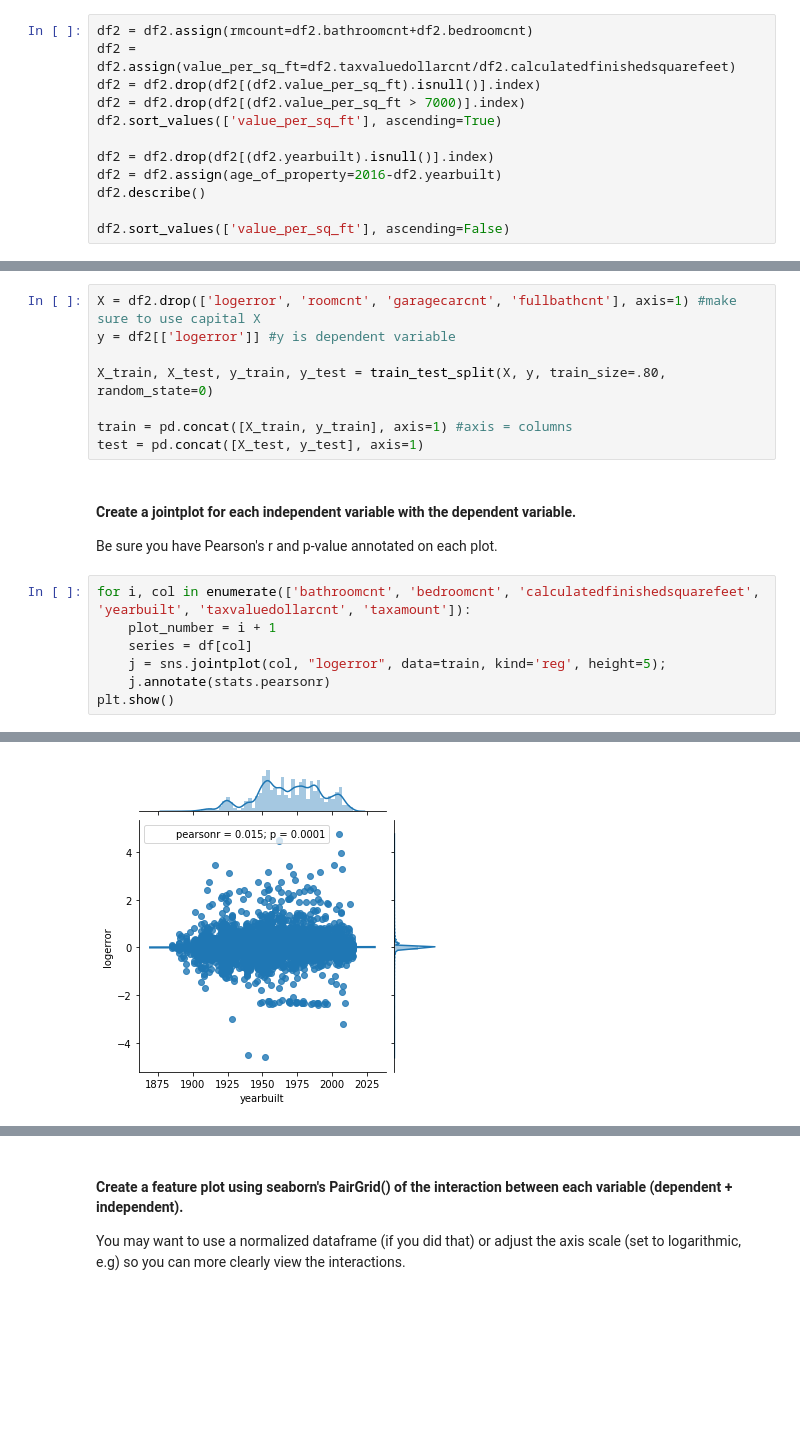
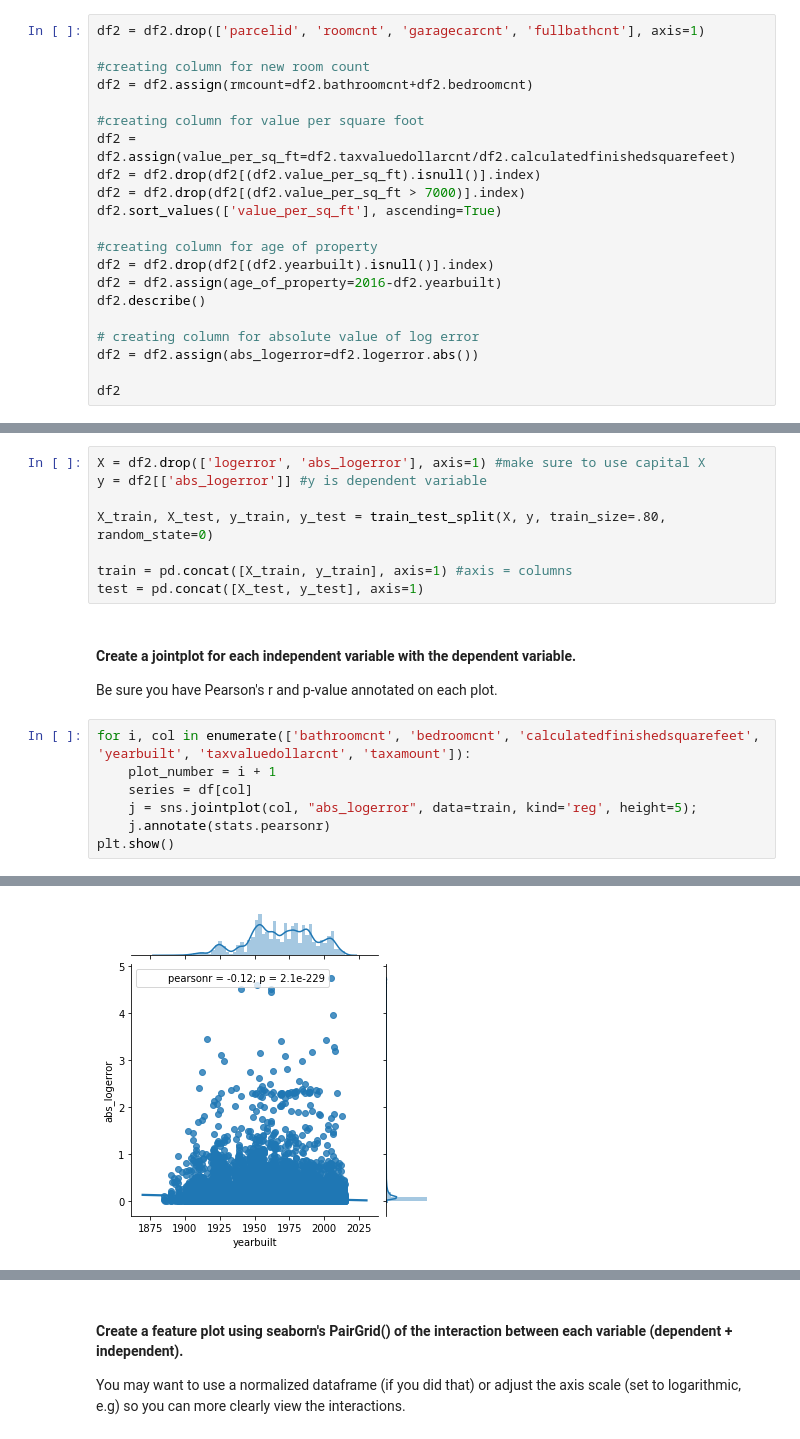
Before and after one commit to ksanmiguel10/codeup-ds-projects, a Jupyter notebook: Regression_Project_KatySalts.ipynb, the cells around one changed output, grey strips where cells are left out. Saved outputs shown, nothing was run; the diff lists cells and outputs as text; blank space fills up the shorter version.

```diff
--- a/Regression_Project_KatySalts.ipynb
+++ b/Regression_Project_KatySalts.ipynb
@@ -261,15 +261,24 @@ Goal is to address each of the questions you posed in your planning & brainstorm
 
 When you have completed this step, you will have the findings from your analysis that will be used in your final report, the answers to your questions and your customer's questions that will reach the goal.
 # %%
+df2 = df2.drop(['parcelid', 'roomcnt', 'garagecarcnt', 'fullbathcnt'], axis=1)
+
+#creating column for new room count
 df2 = df2.assign(rmcount=df2.bathroomcnt+df2.bedroomcnt)
+
+#creating column for value per square foot
 df2 = df2.assign(value_per_sq_ft=df2.taxvaluedollarcnt/df2.calculatedfinishedsquarefeet)
 df2 = df2.drop(df2[(df2.value_per_sq_ft).isnull()].index)
 df2 = df2.drop(df2[(df2.value_per_sq_ft > 7000)].index)
 df2.sort_values(['value_per_sq_ft'], ascending=True)
 
+#creating column for age of property
 df2 = df2.drop(df2[(df2.yearbuilt).isnull()].index)
 df2 = df2.assign(age_of_property=2016-df2.yearbuilt)
 df2.describe()
 
-df2.sort_values(['value_per_sq_ft'], ascending=False)
+# creating column for absolute value of log error
+df2 = df2.assign(abs_logerror=df2.logerror.abs())
+
+df2
 # %% [output]
@@ -294,8 +303,8 @@ df2.sort_values(['value_per_sq_ft'], ascending=False)
 # %% [markdown]
 #### Split data into training and test datasets
 # %%
-X = df2.drop(['logerror', 'roomcnt', 'garagecarcnt', 'fullbathcnt'], axis=1) #make sure to use capital X
-y = df2[['logerror']] #y is dependent variable
+X = df2.drop(['logerror', 'abs_logerror'], axis=1) #make sure to use capital X
+y = df2[['abs_logerror']] #y is dependent variable
 
 X_train, X_test, y_train, y_test = train_test_split(X, y, train_size=.80, random_state=0)
 
@@ -309,7 +318,7 @@ Be sure you have Pearson's r and p-value annotated on each plot.
 for i, col in enumerate(['bathroomcnt', 'bedroomcnt', 'calculatedfinishedsquarefeet', 'yearbuilt', 'taxvaluedollarcnt', 'taxamount']):
     plot_number = i + 1
     series = df[col]
-    j = sns.jointplot(col, "logerror", data=train, kind='reg', height=5);
+    j = sns.jointplot(col, "abs_logerror", data=train, kind='reg', height=5);
     j.annotate(stats.pearsonr)
 plt.show()
 # %% [output]
@@ -319 +328 @@ plt.show()
-[figure, old version]
+[figure, new version]
```
Also changed, not shown: parts of 37 cells of this notebook.
